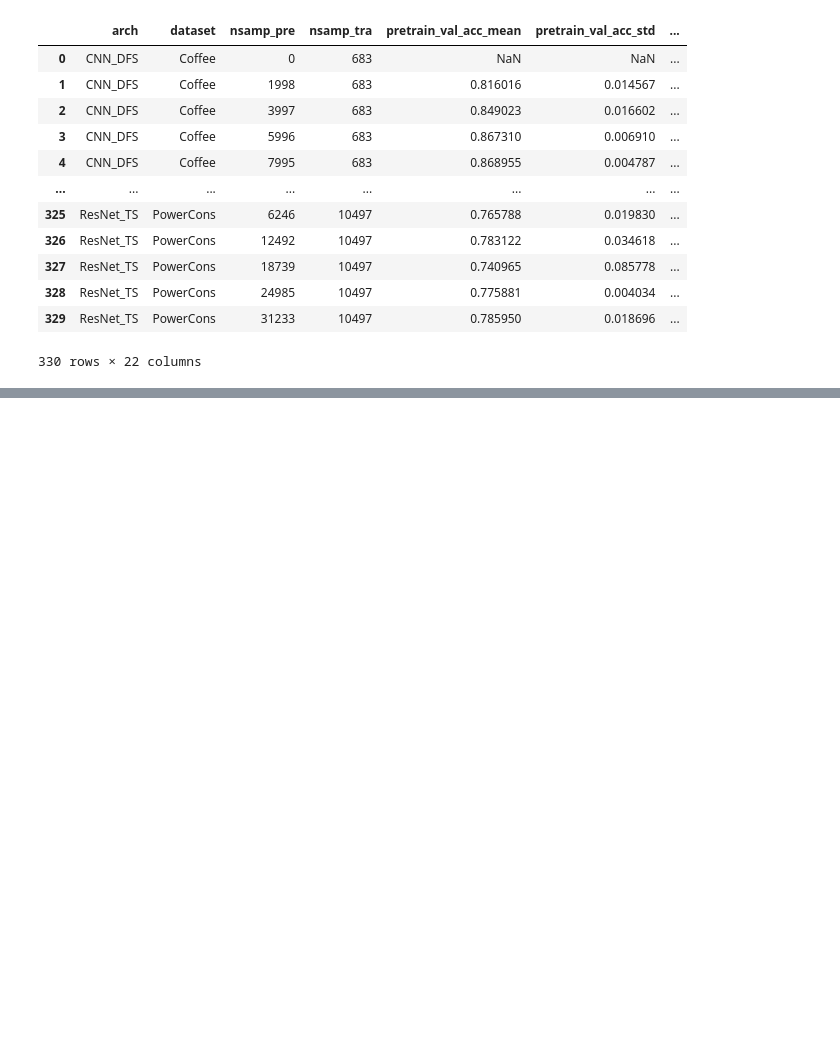
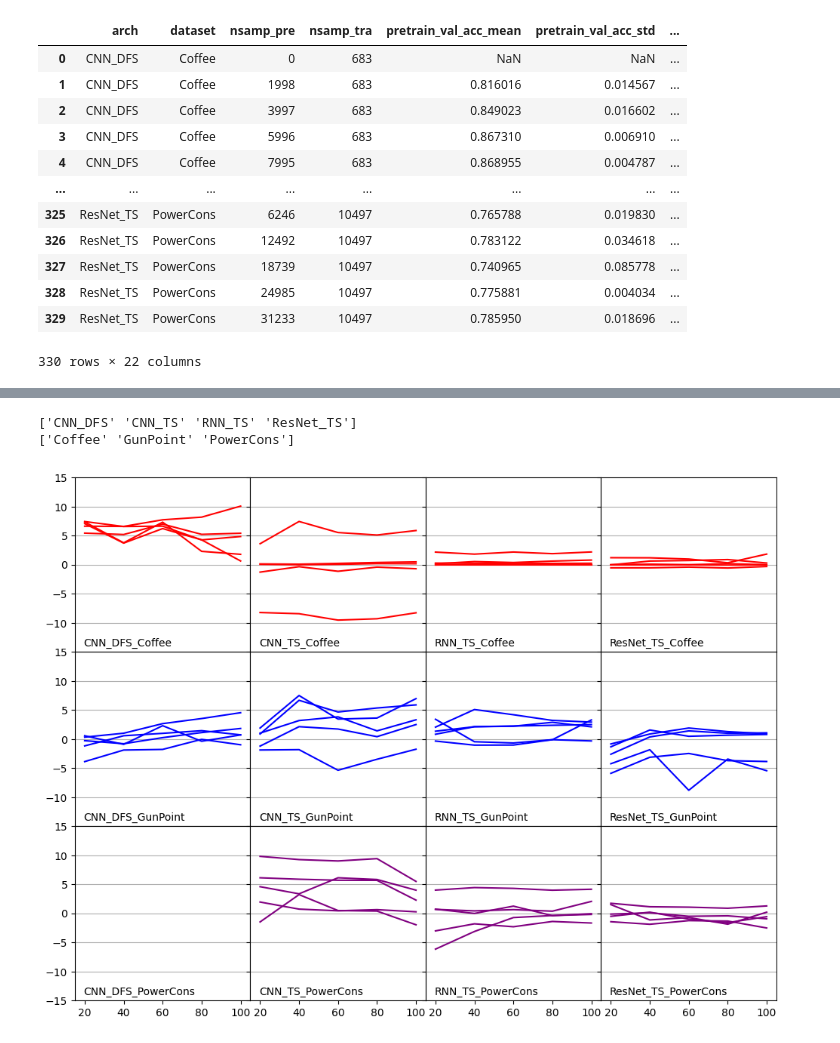
Before and after one commit to mbisan/s3ts, a Jupyter notebook: notebooks/exp_ratio.ipynb, the cells around one changed output, grey strips where cells are left out. Cells and saved outputs as stored; diff of their text form; code cells hidden in the pictures; blank space fills up the shorter version.

Commit message:
ojo los graphs

```diff
--- a/notebooks/exp_ratio.ipynb
+++ b/notebooks/exp_ratio.ipynb
@@ -51,8 +52,8 @@ ResNet_TS  Coffee       150
            PowerCons    115
 Name: pretrained, dtype: int64
 # %%
-dfr = aux.EXP_ratio_preprocessing(df)
-dfr
+dfp = aux.EXP_ratio_preprocessing(df)
+dfp
 # %% [output]
 |  | arch | dataset | nsamp_pre | nsamp_tra | pretrain_val_acc_mean | pretrain_val_acc_std | ... |
 | 0 | CNN_DFS | Coffee | 0 | 683 | NaN | NaN | ... |
@@ -152,0 +71,3 @@ Name: target_test_acc_mean, dtype: float64
+# %%
+dfpb = aux.EXP_ratio_set_baselines(dfp)
+dfpb
@@ -152,0 +88,68 @@ Name: target_test_acc_mean, dtype: float64
+# %%
+print(dfp.arch.unique())
+print(dfp.dataset.unique())
+# %% [output]
+['CNN_DFS' 'CNN_TS' 'RNN_TS' 'ResNet_TS']
+['Coffee' 'GunPoint' 'PowerCons']
+# %%
+archs = ['CNN_DFS', 'CNN_TS', 'RNN_TS', 'ResNet_TS']
+dsets = ['Coffee', 'GunPoint', 'PowerCons']
+
+n_rows = len(dsets)
+n_cols = len(archs)
+
+fig = plt.figure(figsize=[3*n_cols, 3*n_rows])
+gs = fig.add_gridspec(n_rows, n_cols,
+    #left=0.03, right=0.48, bottom=0.05,
+    wspace=0., hspace=0
+    )
+
+metric = "acc"
+
+colors = {
+    "GunPoint": "blue",
+    "Coffee": "red",
+    "PowerCons": "purple",
+    "Plane": "green",
+    "CBF": "orange"
+}
+
+axes: dict[str, plt.Axes] = {}
+for i, arch in enumerate(archs):
+    for j, dset in enumerate(dsets):
+        axes[f"{arch}_{dset}"] = fig.add_subplot(gs[j,i])
+
+for arch_dset in axes:
+
+    ax = axes[arch_dset]
+
+    ax.set_xlim(15, 105)
+    ax.set_xticks(np.arange(20,101,20))
+
+    ax.set_ylim(-15, 15)
+
+    ax.grid(axis="y")
+
+    # if "TS" in arch:
+    #     ax.set_ylim(-10, 10)
+    #     ax.set_yticks([-10, -8, -6,  -4, -2, 0, 2, 4, 6, 8, 10])
+
+    if archs[0] not in arch_dset:
+        ax.set_yticklabels([])
+
+    if dsets[-1] not in arch_dset:
+        ax.set_yticks([-10, -5, 0, 5, 10, 15])
+        ax.set_xticklabels([])
+    else:
+        ax.set_yticks([-15, -10, -5, 0, 5, 10, 15])
+
+    ax.annotate(arch_dset, (0.05, 0.05), xycoords='axes fraction', va='center')
+
+
+for (arch, dset, nsamp_tra), dfg in dfpb.groupby(["arch", "dataset", "nsamp_tra"]):
+    x_values = [20, 40, 60, 80, 100]
+    axes[f"{arch}_{dset}"].errorbar(x_values[:len(dfg)], dfg[f"target_test_{metric}_mean"]*100,
+        #yerr=dfg[f"target_test_{metric}_std"],
+        label=f'train_samp={dfg["nsamp_tra"].unique()[0]}', c=colors[dset])
+# %% [output]
+[figure, added]
```
Also changed, not shown: parts of 5 cells of this notebook, 12 other files.
